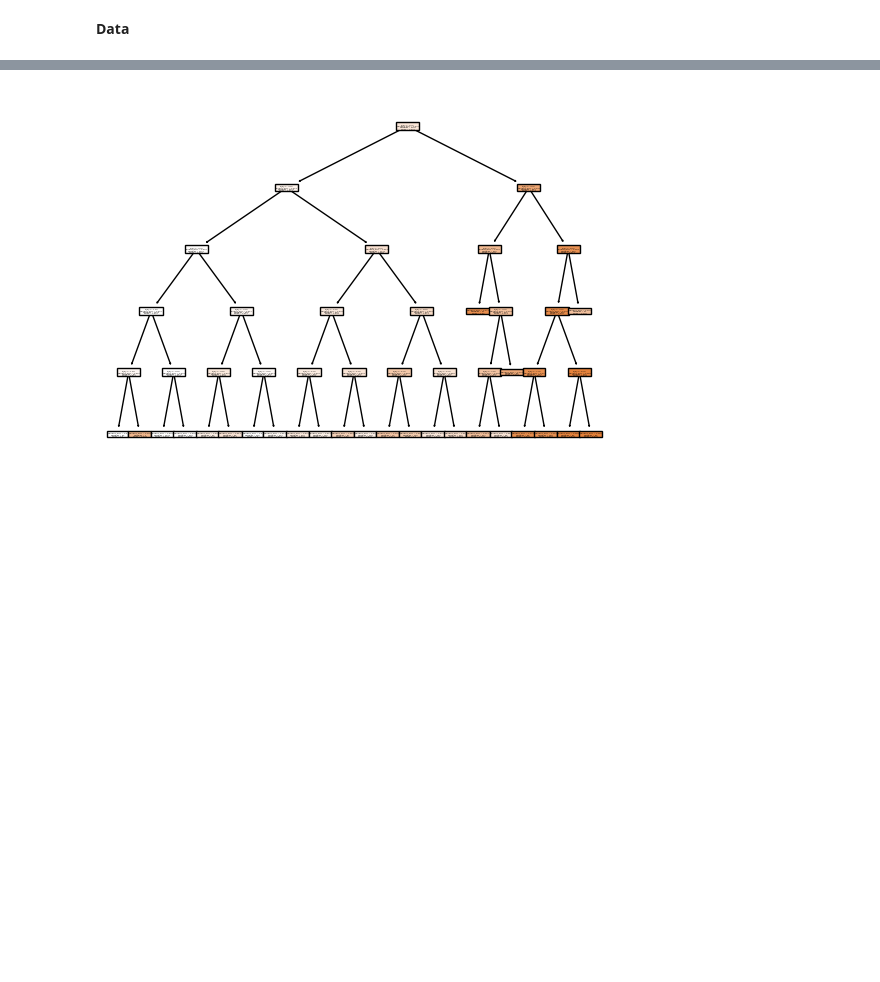
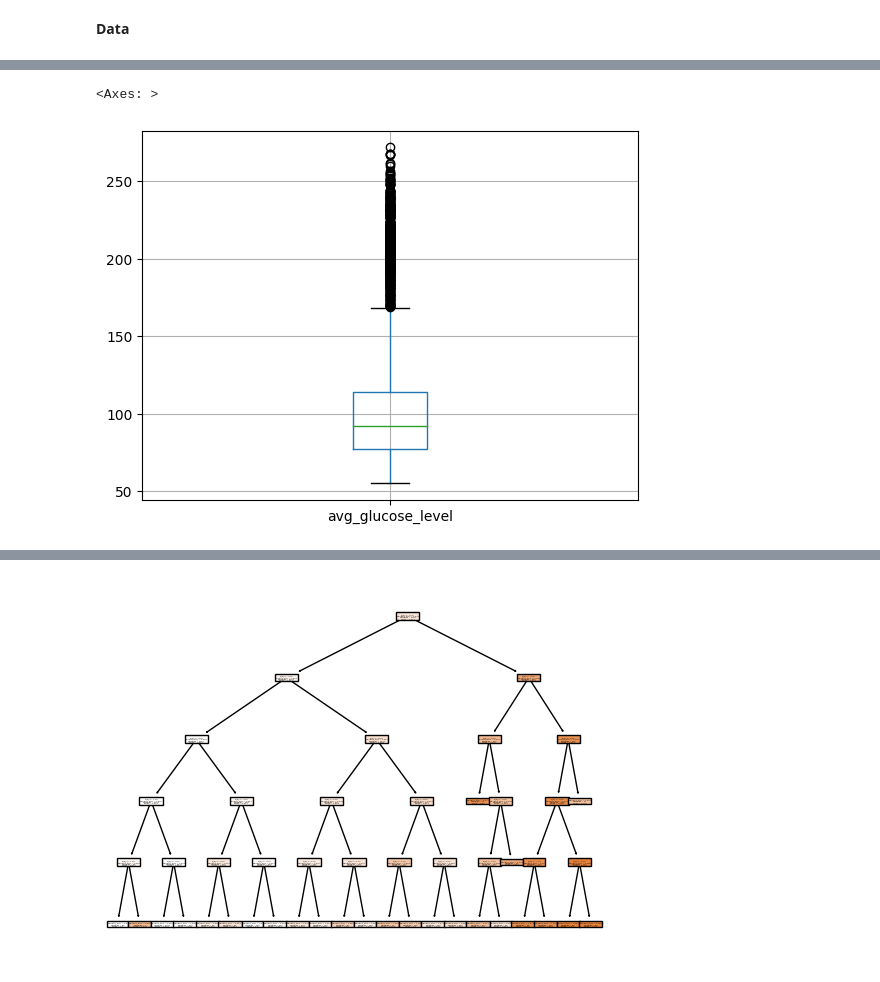
Before and after one commit to racheljhuh/EDA, a Jupyter notebook: Project2.ipynb, the cells around one changed output, grey strips where cells are left out. Cells and saved outputs as stored; diff of their text form; code cells hidden in the pictures; blank space fills up the shorter version.

```diff
--- a/Project2.ipynb
+++ b/Project2.ipynb
@@ -46,0 +91,7 @@ X_train.head()
+# %%
+X_train.boxplot(column='avg_glucose_level')
+#We realize there are outliers, but because there are so many, we thought that any form of cleaning would be
+#too drastic of a change to the dataset.
+# %% [output]
+<Axes: >
+[figure, added]
```
Also changed, not shown: parts of 23 cells of this notebook.
